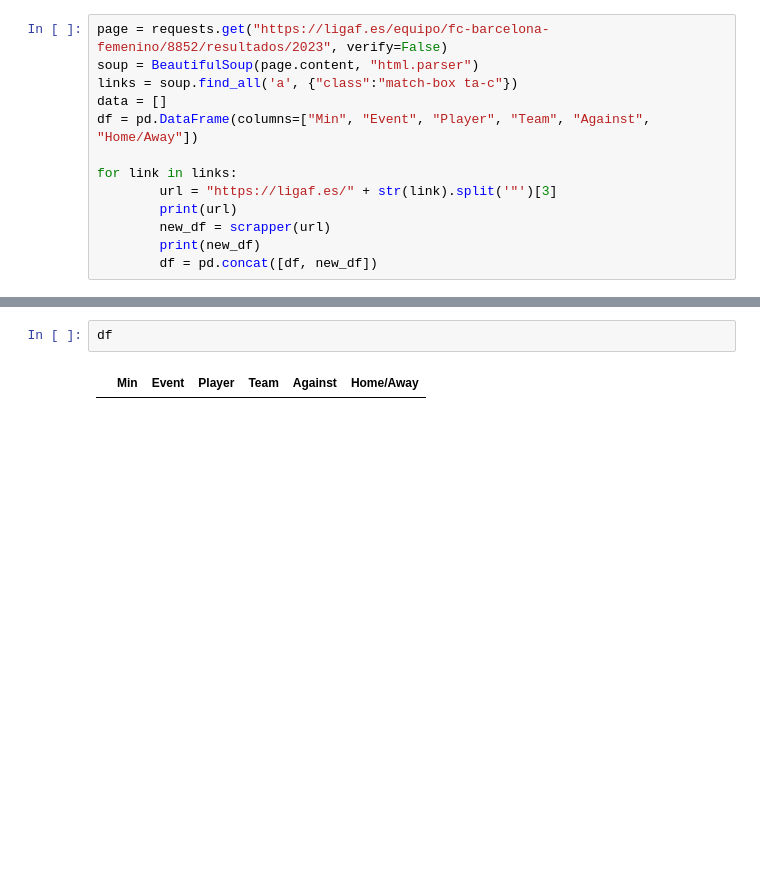
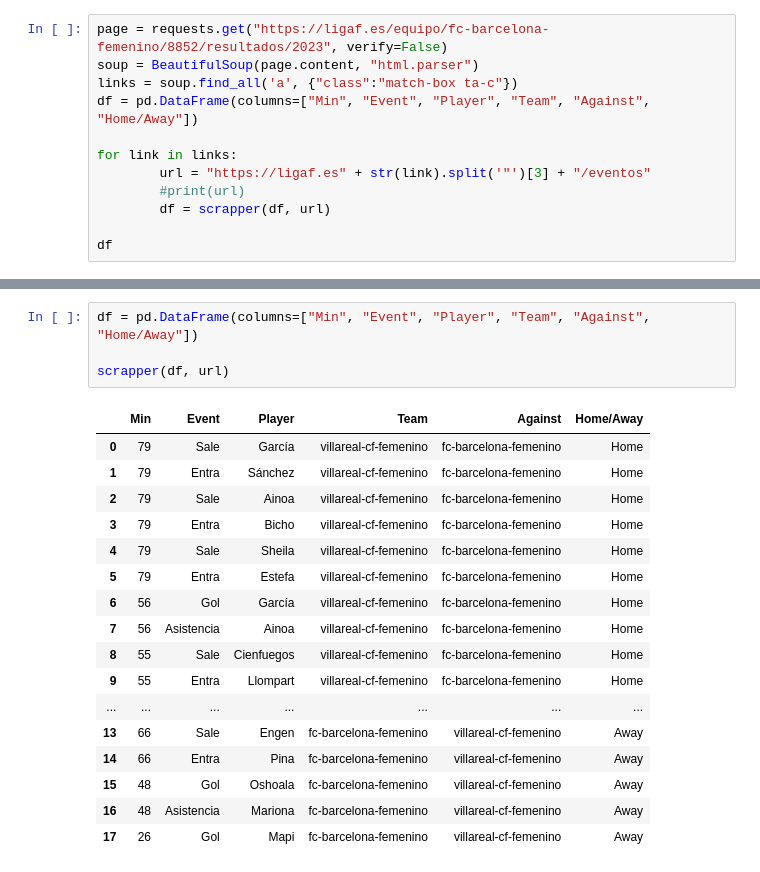
Before and after one commit to Lentejas1/FutFem-stats, a Jupyter notebook: notebook.ipynb, the cells around one changed output, grey strips where cells are left out. Cells and saved outputs as stored; diff of their text form; blank space fills up the shorter version.

```diff
--- a/notebook.ipynb
+++ b/notebook.ipynb
@@ -98,13 +102,12 @@ df
 page = requests.get("https://ligaf.es/equipo/fc-barcelona-femenino/8852/resultados/2023", verify=False)
 soup = BeautifulSoup(page.content, "html.parser")
 links = soup.find_all('a', {"class":"match-box ta-c"})
-data = []
 df = pd.DataFrame(columns=["Min", "Event", "Player", "Team", "Against", "Home/Away"])
 
 for link in links:
-        url = "https://ligaf.es/" + str(link).split('"')[3]
-        print(url)
-        new_df = scrapper(url)
-        print(new_df)
-        df = pd.concat([df, new_df])
+        url = "https://ligaf.es" + str(link).split('"')[3] + "/eventos"
+        #print(url)
+        df = scrapper(df, url)
+
+df
 # %% [output]
@@ -157,4 +138,22 @@ https://ligaf.es//partido/fc-barcelona-femenino/real-sociedad-futbol-femenino/20
-# %%
-df
-# %% [output]
-|  | Min | Event | Player | Team | Against | Home/Away |
+# %%
+df = pd.DataFrame(columns=["Min", "Event", "Player", "Team", "Against", "Home/Away"])
+
+scrapper(df, url)
+# %% [output]
+|  | Min | Event | Player | Team | Against | Home/Away |
+| 0 | 79 | Sale | García | villareal-cf-femenino | fc-barcelona-femenino | Home |
+| 1 | 79 | Entra | Sánchez | villareal-cf-femenino | fc-barcelona-femenino | Home |
+| 2 | 79 | Sale | Ainoa | villareal-cf-femenino | fc-barcelona-femenino | Home |
+| 3 | 79 | Entra | Bicho | villareal-cf-femenino | fc-barcelona-femenino | Home |
+| 4 | 79 | Sale | Sheila | villareal-cf-femenino | fc-barcelona-femenino | Home |
+| 5 | 79 | Entra | Estefa | villareal-cf-femenino | fc-barcelona-femenino | Home |
+| 6 | 56 | Gol | García | villareal-cf-femenino | fc-barcelona-femenino | Home |
+| 7 | 56 | Asistencia | Ainoa | villareal-cf-femenino | fc-barcelona-femenino | Home |
+| 8 | 55 | Sale | Cienfuegos | villareal-cf-femenino | fc-barcelona-femenino | Home |
+| 9 | 55 | Entra | Llompart | villareal-cf-femenino | fc-barcelona-femenino | Home |
+| ... | ... | ... | ... | ... | ... | ... |
+| 13 | 66 | Sale | Engen | fc-barcelona-femenino | villareal-cf-femenino | Away |
+| 14 | 66 | Entra | Pina | fc-barcelona-femenino | villareal-cf-femenino | Away |
+| 15 | 48 | Gol | Oshoala | fc-barcelona-femenino | villareal-cf-femenino | Away |
+| 16 | 48 | Asistencia | Mariona | fc-barcelona-femenino | villareal-cf-femenino | Away |
+| 17 | 26 | Gol | Mapi | fc-barcelona-femenino | villareal-cf-femenino | Away |
```
Also changed, not shown: parts of 4 cells of this notebook, 1 other file.
